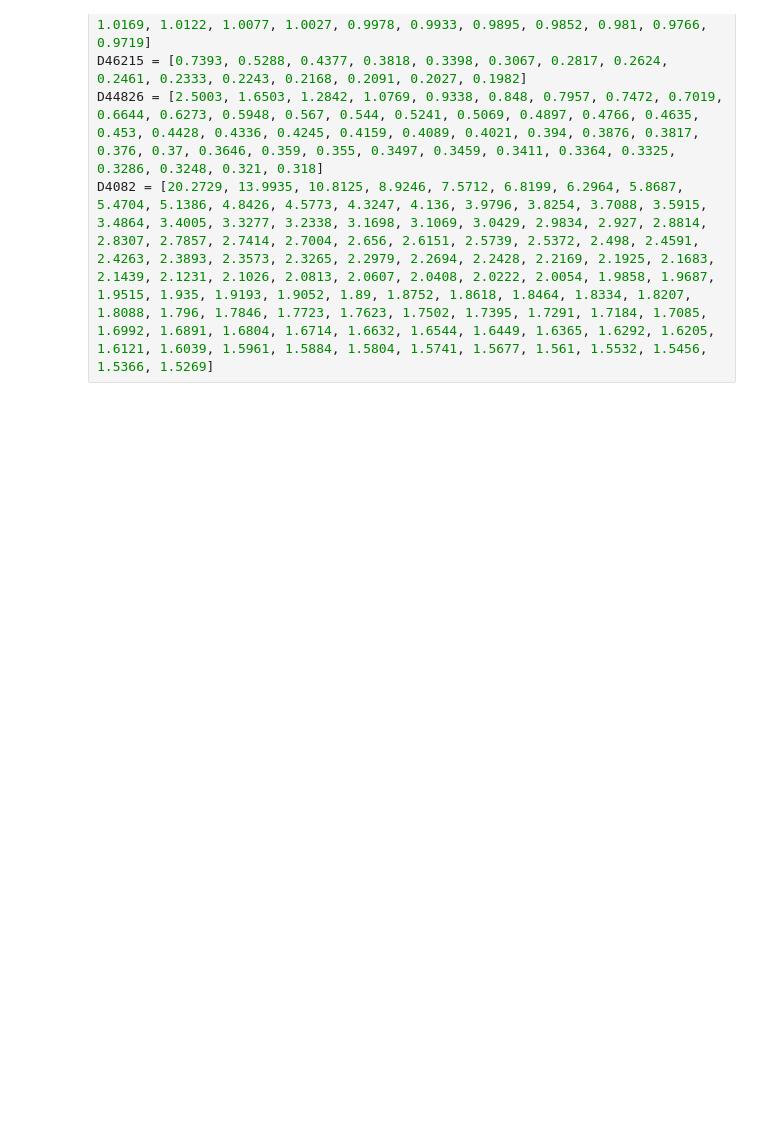
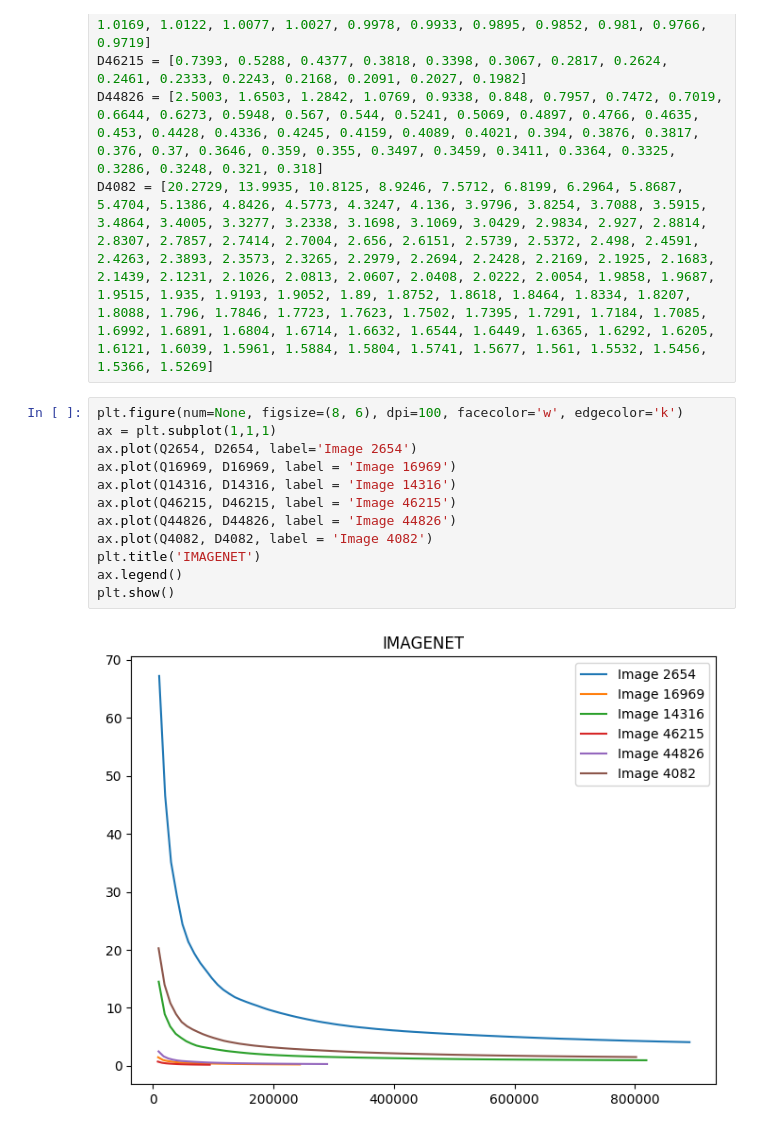
Before and after one commit to thong3le/blackbox-attack, a Jupyter notebook: plots/imagenet_untargeted.ipynb, the cells around one changed output. Cells and saved outputs as stored; diff of their text form; blank space fills up the shorter version.

Commit message:
update plot

```diff
--- a/plots/imagenet_untargeted.ipynb
+++ b/plots/imagenet_untargeted.ipynb
@@ -43,3 +43,17 @@ D14316 = [14.5098, 8.9316, 6.7951, 5.5414, 4.855, 4.251, 3.8336, 3.4949, 3.2904,
 D46215 = [0.7393, 0.5288, 0.4377, 0.3818, 0.3398, 0.3067, 0.2817, 0.2624, 0.2461, 0.2333, 0.2243, 0.2168, 0.2091, 0.2027, 0.1982]
 D44826 = [2.5003, 1.6503, 1.2842, 1.0769, 0.9338, 0.848, 0.7957, 0.7472, 0.7019, 0.6644, 0.6273, 0.5948, 0.567, 0.544, 0.5241, 0.5069, 0.4897, 0.4766, 0.4635, 0.453, 0.4428, 0.4336, 0.4245, 0.4159, 0.4089, 0.4021, 0.394, 0.3876, 0.3817, 0.376, 0.37, 0.3646, 0.359, 0.355, 0.3497, 0.3459, 0.3411, 0.3364, 0.3325, 0.3286, 0.3248, 0.321, 0.318]
 D4082 = [20.2729, 13.9935, 10.8125, 8.9246, 7.5712, 6.8199, 6.2964, 5.8687, 5.4704, 5.1386, 4.8426, 4.5773, 4.3247, 4.136, 3.9796, 3.8254, 3.7088, 3.5915, 3.4864, 3.4005, 3.3277, 3.2338, 3.1698, 3.1069, 3.0429, 2.9834, 2.927, 2.8814, 2.8307, 2.7857, 2.7414, 2.7004, 2.656, 2.6151, 2.5739, 2.5372, 2.498, 2.4591, 2.4263, 2.3893, 2.3573, 2.3265, 2.2979, 2.2694, 2.2428, 2.2169, 2.1925, 2.1683, 2.1439, 2.1231, 2.1026, 2.0813, 2.0607, 2.0408, 2.0222, 2.0054, 1.9858, 1.9687, 1.9515, 1.935, 1.9193, 1.9052, 1.89, 1.8752, 1.8618, 1.8464, 1.8334, 1.8207, 1.8088, 1.796, 1.7846, 1.7723, 1.7623, 1.7502, 1.7395, 1.7291, 1.7184, 1.7085, 1.6992, 1.6891, 1.6804, 1.6714, 1.6632, 1.6544, 1.6449, 1.6365, 1.6292, 1.6205, 1.6121, 1.6039, 1.5961, 1.5884, 1.5804, 1.5741, 1.5677, 1.561, 1.5532, 1.5456, 1.5366, 1.5269]
+# %%
+plt.figure(num=None, figsize=(8, 6), dpi=100, facecolor='w', edgecolor='k')
+ax = plt.subplot(1,1,1)
+ax.plot(Q2654, D2654, label='Image 2654')
+ax.plot(Q16969, D16969, label = 'Image 16969')
+ax.plot(Q14316, D14316, label = 'Image 14316')
+ax.plot(Q46215, D46215, label = 'Image 46215')
+ax.plot(Q44826, D44826, label = 'Image 44826')
+ax.plot(Q4082, D4082, label = 'Image 4082')
+plt.title('IMAGENET')
+ax.legend()
+plt.show()
+# %% [output]
+[figure, added]
```
